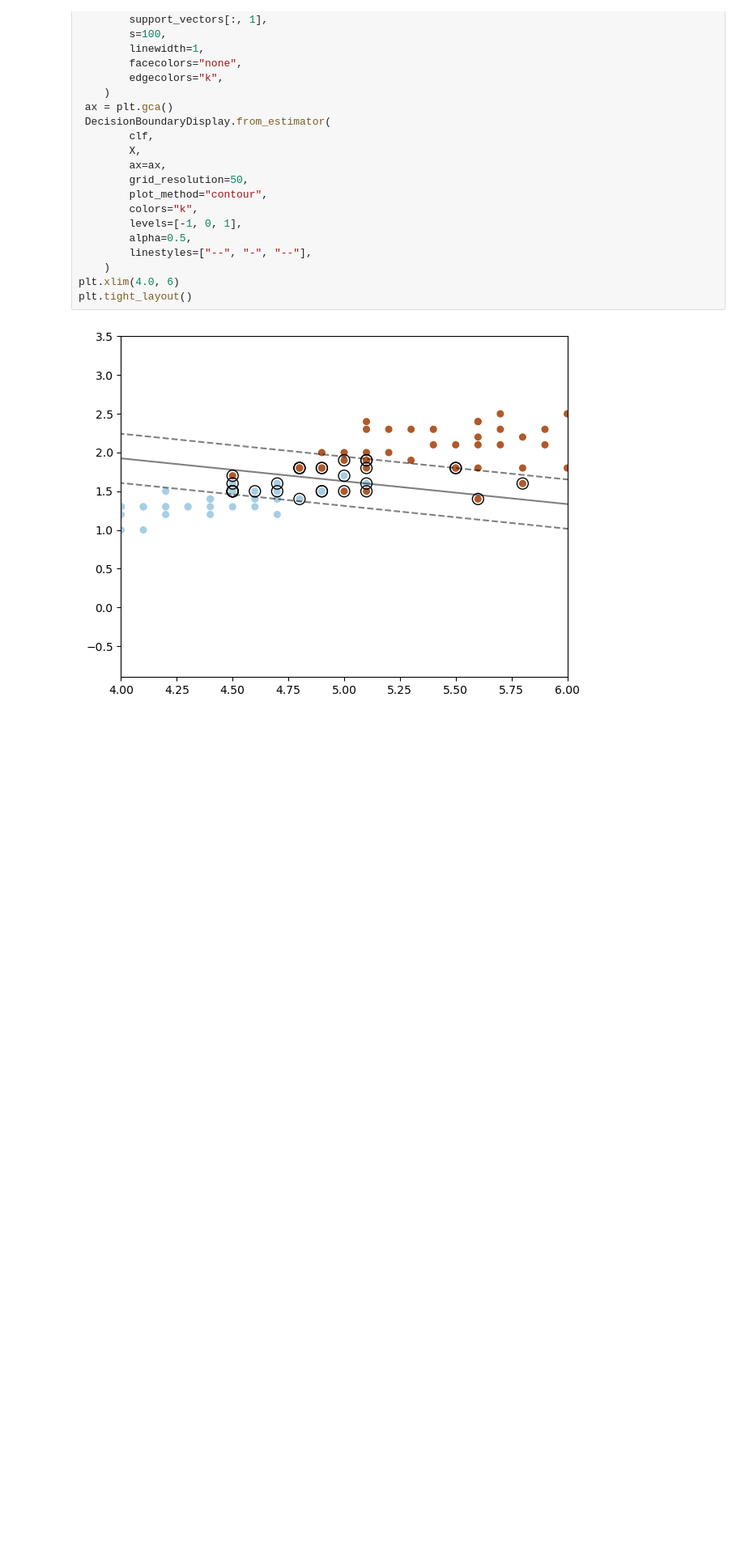
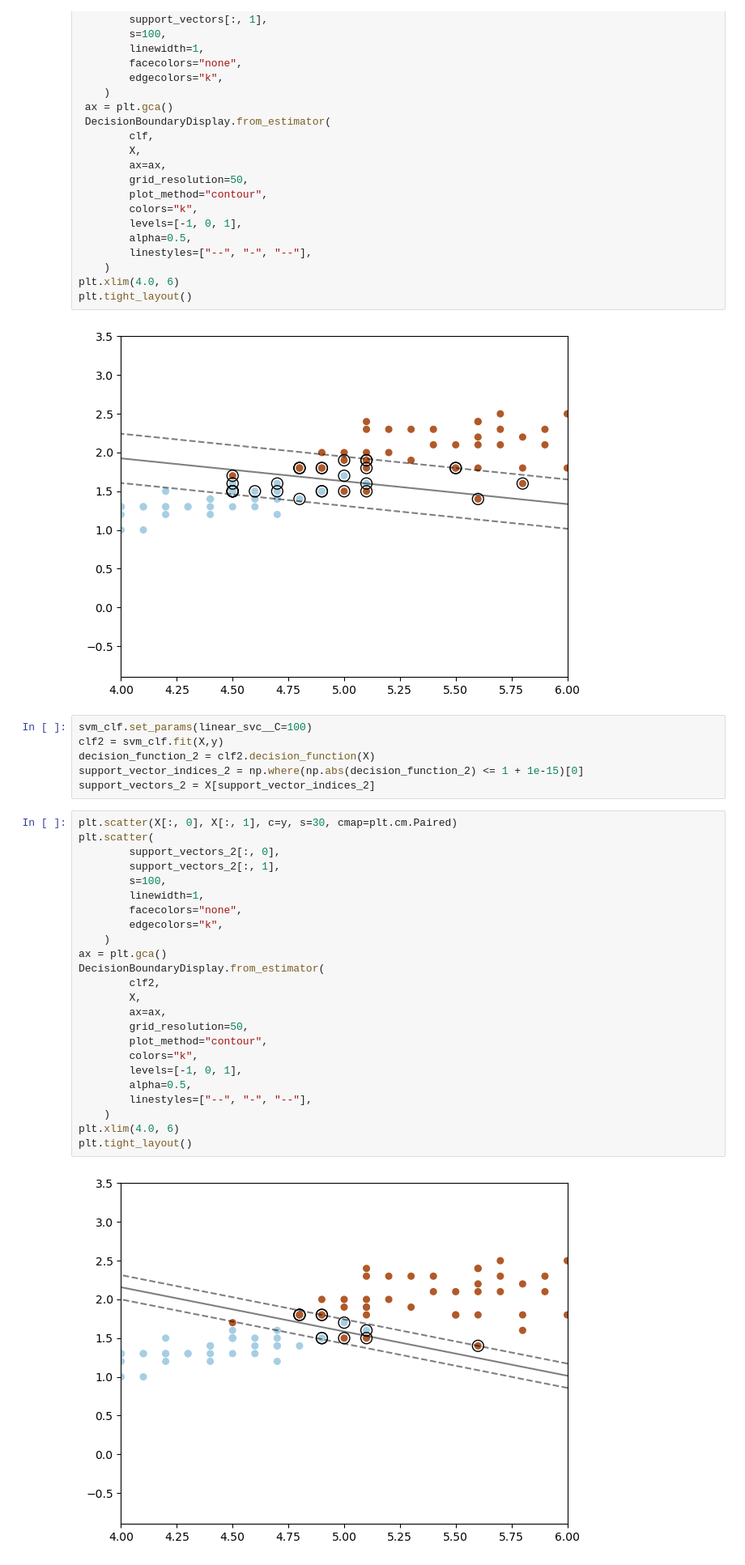
Before and after one commit to bop-hz/mltest, a Jupyter notebook: chapter5/svm.ipynb, the cells around one changed output. Shown at 81% size. Saved outputs shown, nothing was run; the diff lists cells and outputs as text; blank space fills up the shorter version.

```diff
--- a/chapter5/svm.ipynb
+++ b/chapter5/svm.ipynb
@@ -47,3 +47,35 @@ plt.xlim(4.0, 6)
 plt.tight_layout()
 # %% [output]
 [figure]
+# %%
+svm_clf.set_params(linear_svc__C=100)
+clf2 = svm_clf.fit(X,y)
+decision_function_2 = clf2.decision_function(X)
+support_vector_indices_2 = np.where(np.abs(decision_function_2) <= 1 + 1e-15)[0]
+support_vectors_2 = X[support_vector_indices_2]
+# %%
+plt.scatter(X[:, 0], X[:, 1], c=y, s=30, cmap=plt.cm.Paired)
+plt.scatter(
+        support_vectors_2[:, 0],
+        support_vectors_2[:, 1],
+        s=100,
+        linewidth=1,
+        facecolors="none",
+        edgecolors="k",
+    )
+ax = plt.gca()
+DecisionBoundaryDisplay.from_estimator(
+        clf2,
+        X,
+        ax=ax,
+        grid_resolution=50,
+        plot_method="contour",
+        colors="k",
+        levels=[-1, 0, 1],
+        alpha=0.5,
+        linestyles=["--", "-", "--"],
+    )
+plt.xlim(4.0, 6)
+plt.tight_layout()
+# %% [output]
+[figure, added]
```
